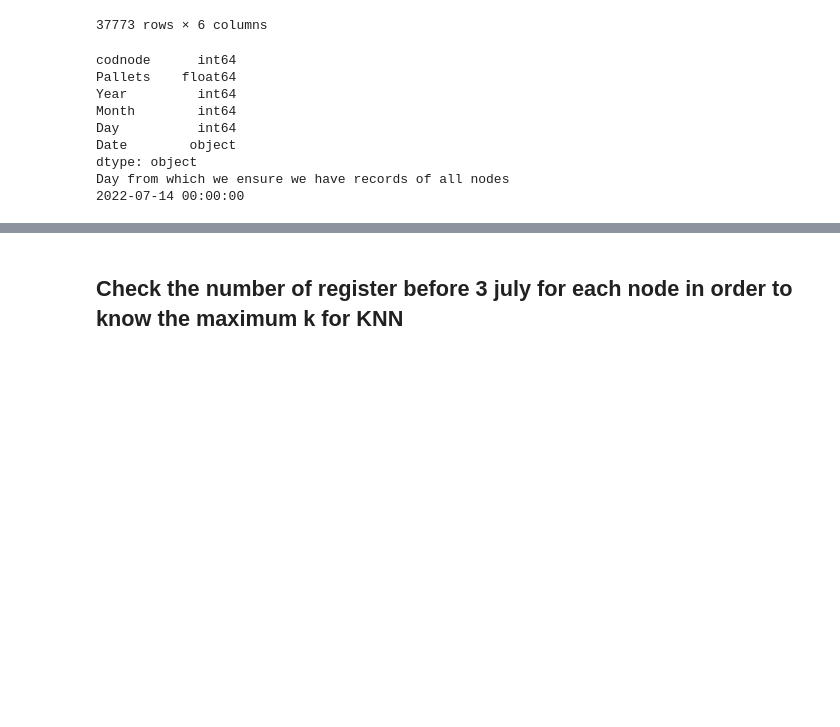
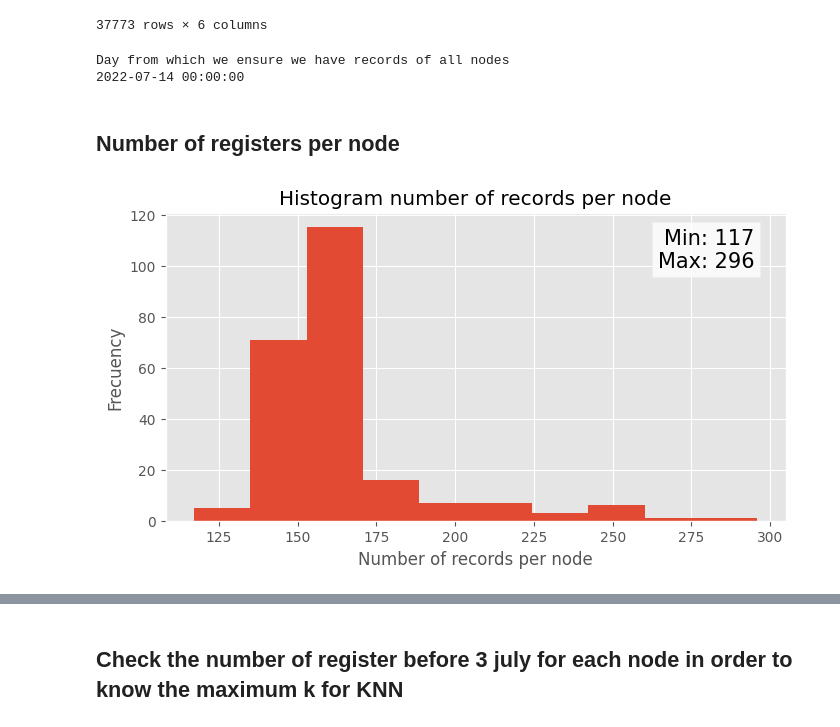
Before and after one commit to critobfer/StocasticOpt, a Jupyter notebook: data/study_data.ipynb, the cells around one changed output, grey strips where cells are left out. Saved outputs shown, nothing was run; the diff lists cells and outputs as text; code cells hidden in the pictures; blank space fills up the shorter version.

```diff
--- a/data/study_data.ipynb
+++ b/data/study_data.ipynb
@@ -2,7 +2,7 @@
 ## Study the data in order to see the day that we have at leat one register per node
 # %%
 import pandas as pd
-demandData = pd.read_csv('demandData.csv', sep=';')
+demandData = pd.read_csv('meteo/demandData.csv', sep=';')
 demandData
 # %% [output]
 |  | codnode | Pallets | Year | Month | Day | Date |
@@ -32,12 +32,35 @@ date_summary
 print('Day from which we ensure we have records of all nodes')
 print(date_summary['min_date'].max())
 # %% [output]
-codnode      int64
-Pallets    float64
-Year         int64
-Month        int64
-Day          int64
-Date        object
-dtype: object
 Day from which we ensure we have records of all nodes
 2022-07-14 00:00:00
+# %% [markdown]
+## Number of registers per node
+# %%
+import matplotlib.pyplot as plt
+
+records = demandData.groupby('codnode').size()
+records
+
+max_records = records.max()
+min_records = records.min()
+
+# Configurar el estilo 'ggplot'
+plt.style.use('ggplot')
+plt.figure(figsize=(8, 4))
+
+# Crear el histograma
+plt.hist(records, bins=10)  # Puedes ajustar el número de contenedores según tus datos
+
+plt.xlabel('Number of records per node')
+plt.ylabel('Frecuency')
+plt.title('Histogram number of records per node')
+
+plt.text(0.95, 0.95, f'Min: {min_records}\nMax: {max_records}', ha='right', va='top', transform=plt.gca().transAxes,
+         bbox=dict(facecolor='white', alpha=0.8), fontsize=15)
+
+plt.savefig('histogram_node.pdf')
+
+plt.show()
+# %% [output]
+[figure, added]
```
Also changed, not shown: parts of 9 cells of this notebook, 11 other files.
